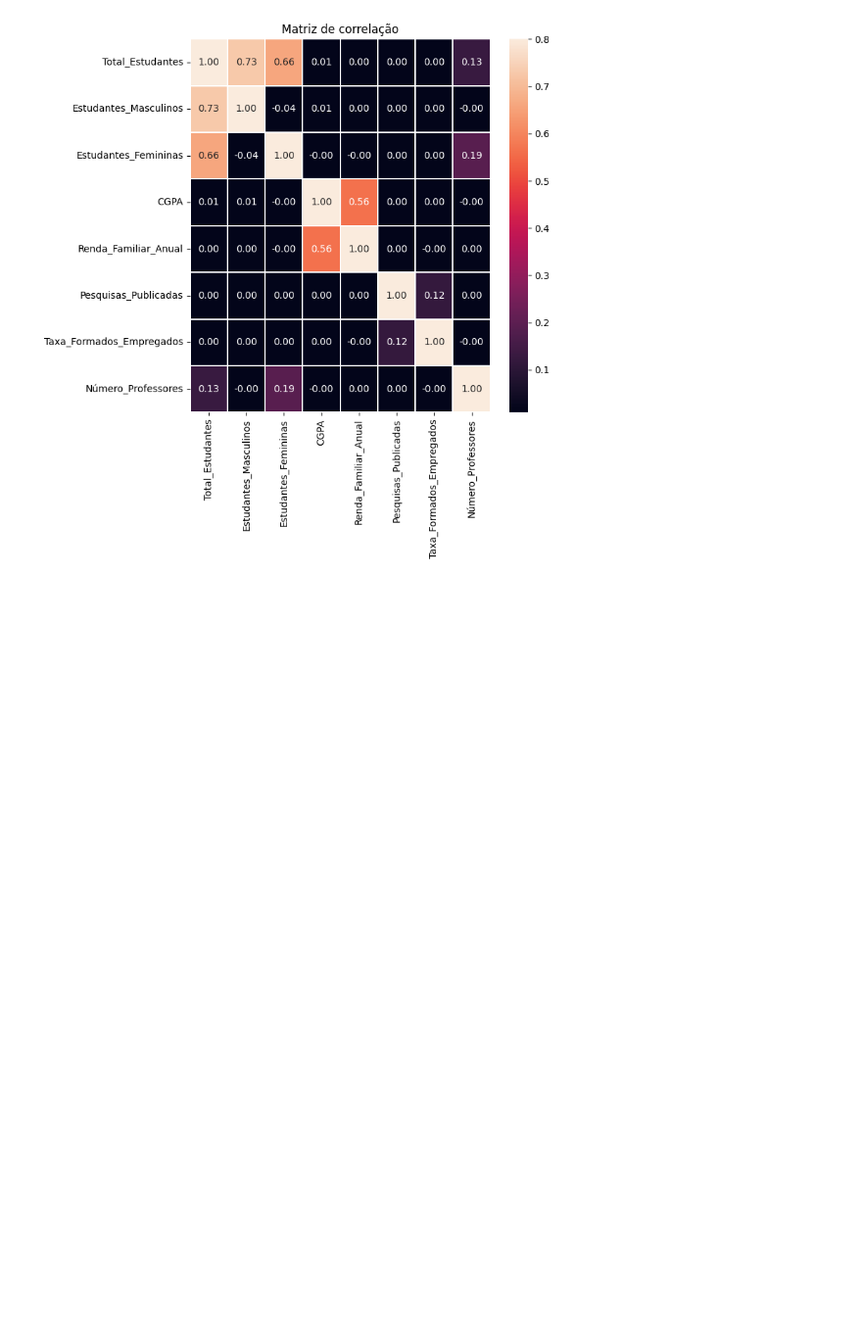
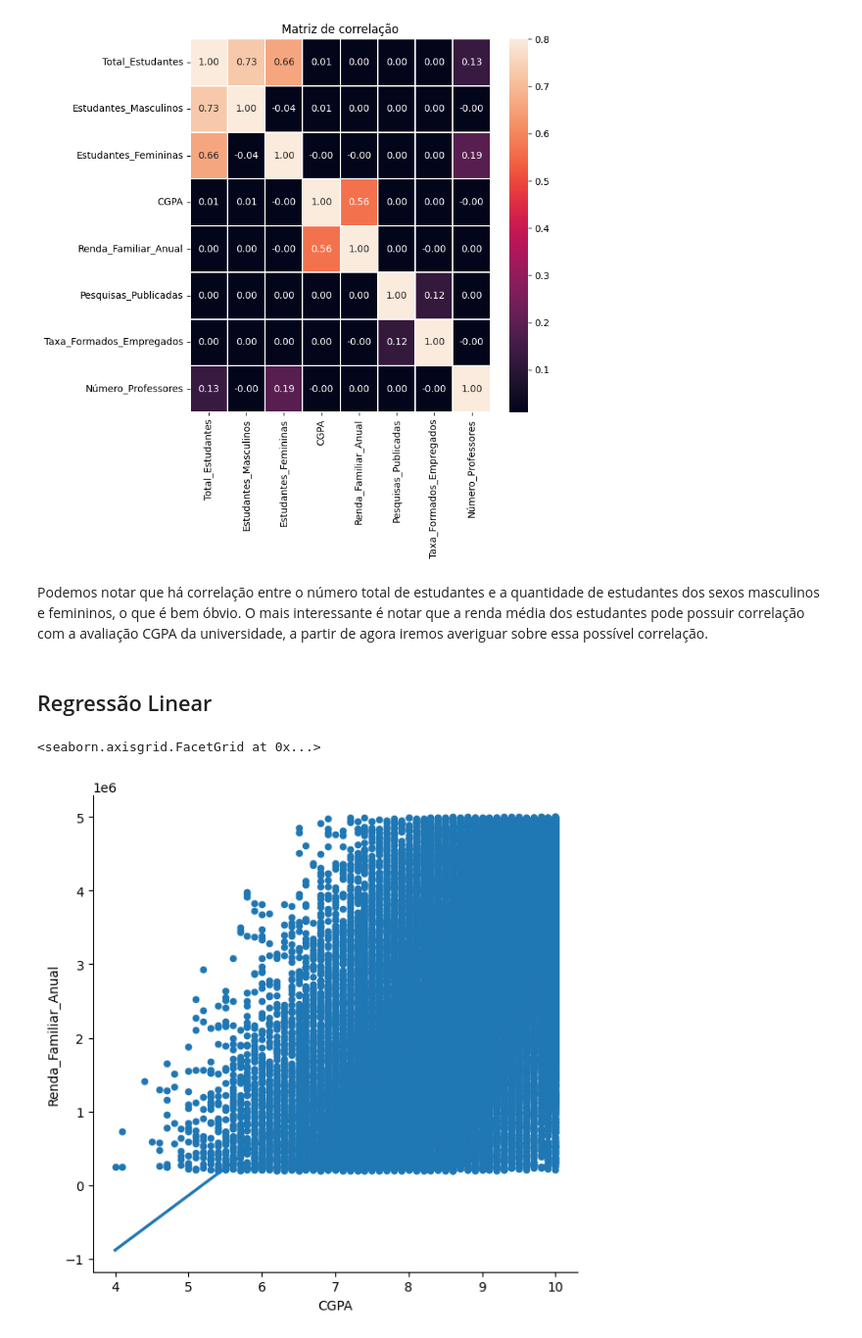
Before and after one commit to BruninSouza/Analise-Faculdades-Globais, a Jupyter notebook: analise.ipynb, the cells around one changed output. Shown at 98% size. Cells and saved outputs as stored; diff of their text form; code cells hidden in the pictures; blank space fills up the shorter version.

```diff
--- a/analise.ipynb
+++ b/analise.ipynb
@@ -696,3 +697,15 @@ plt.title('Matriz de correlação')
 plt.show()
 # %% [output]
 [figure]
+# %% [markdown]
+Podemos notar que há correlação entre o número total de estudantes e a quantidade de estudantes dos sexos masculinos e femininos, o que é bem óbvio. O mais interessante é notar que a renda média dos estudantes pode possuir correlação com a avaliação CGPA da universidade, a partir de agora iremos averiguar sobre essa possível correlação.
+# %% [markdown]
+## Regressão Linear
+# %%
+sns.lmplot(
+    data=dataset, x="CGPA", y="Renda_Familiar_Anual",
+    palette="muted", ci=None, height=6, scatter_kws={"s": 20, "alpha": 1}
+)
+# %% [output]
+<seaborn.axisgrid.FacetGrid at 0x...>
+[figure, added]
```
Also changed, not shown: parts of 5 cells of this notebook.
